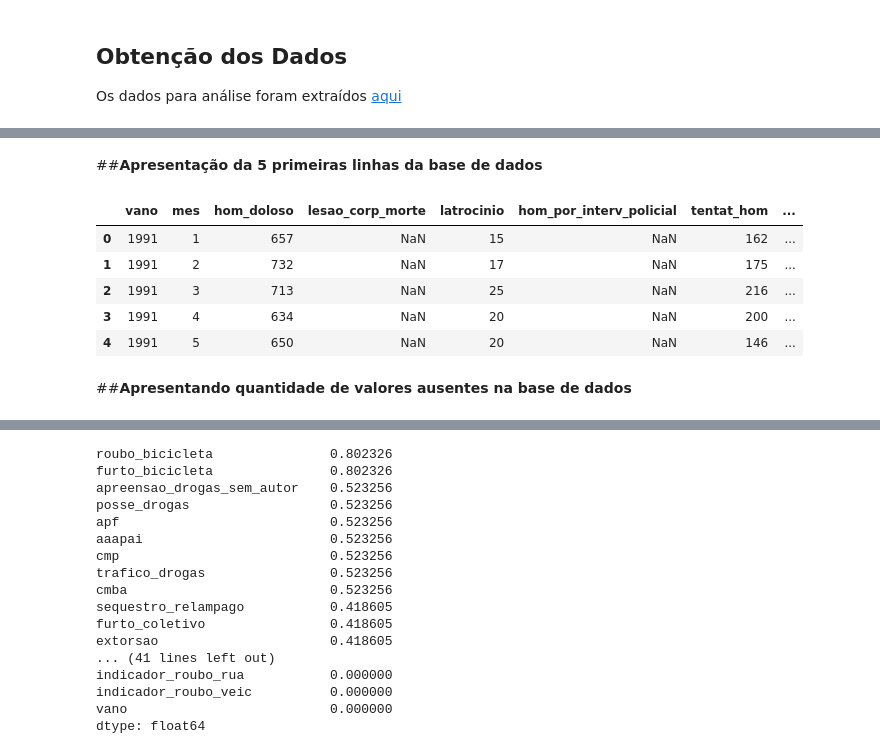
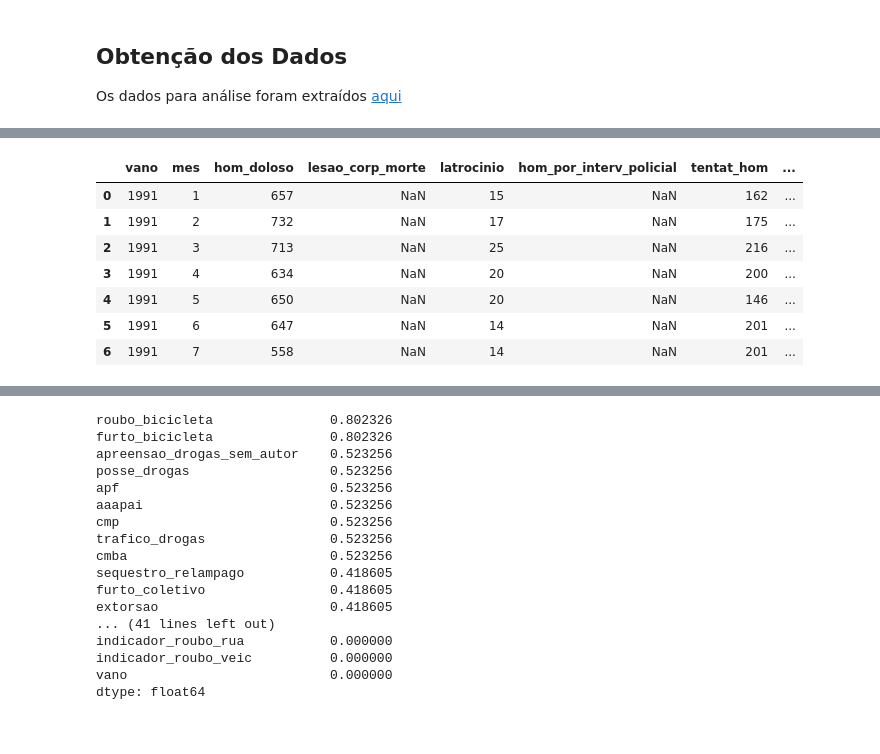
Before and after one commit to 1rubenito/data_science, a Jupyter notebook: Analisando_Dados_roubo_furto_de_veículos_no_Rio_de_Janeiro.ipynb, the cells around one changed output, grey strips where cells are left out. Cells and saved outputs as stored; diff of their text form; code cells hidden in the pictures.

```diff
--- a/Analisando_Dados_roubo_furto_de_veículos_no_Rio_de_Janeiro.ipynb
+++ b/Analisando_Dados_roubo_furto_de_veículos_no_Rio_de_Janeiro.ipynb
@@ -83,13 +38,12 @@ dtype: object
-# %% [markdown]
-##**Apresentação da 5 primeiras linhas da base de dados**
-# %%
-df_rio.head()
-# %% [output]
-|  | vano | mes | hom_doloso | lesao_corp_morte | latrocinio | hom_por_interv_policial | tentat_hom | ... |
-| 0 | 1991 | 1 | 657 | NaN | 15 | NaN | 162 | ... |
-| 1 | 1991 | 2 | 732 | NaN | 17 | NaN | 175 | ... |
-| 2 | 1991 | 3 | 713 | NaN | 25 | NaN | 216 | ... |
-| 3 | 1991 | 4 | 634 | NaN | 20 | NaN | 200 | ... |
-| 4 | 1991 | 5 | 650 | NaN | 20 | NaN | 146 | ... |
-# %% [markdown]
-##**Apresentando quantidade de valores ausentes na base de dados**
+# %%
+#exibir 7 primeiras linhas
+df_rio.head(7)
+# %% [output]
+|  | vano | mes | hom_doloso | lesao_corp_morte | latrocinio | hom_por_interv_policial | tentat_hom | ... |
+| 0 | 1991 | 1 | 657 | NaN | 15 | NaN | 162 | ... |
+| 1 | 1991 | 2 | 732 | NaN | 17 | NaN | 175 | ... |
+| 2 | 1991 | 3 | 713 | NaN | 25 | NaN | 216 | ... |
+| 3 | 1991 | 4 | 634 | NaN | 20 | NaN | 200 | ... |
+| 4 | 1991 | 5 | 650 | NaN | 20 | NaN | 146 | ... |
+| 5 | 1991 | 6 | 647 | NaN | 14 | NaN | 201 | ... |
+| 6 | 1991 | 7 | 558 | NaN | 14 | NaN | 201 | ... |
```
Also changed, not shown: parts of 26 cells of this notebook.
